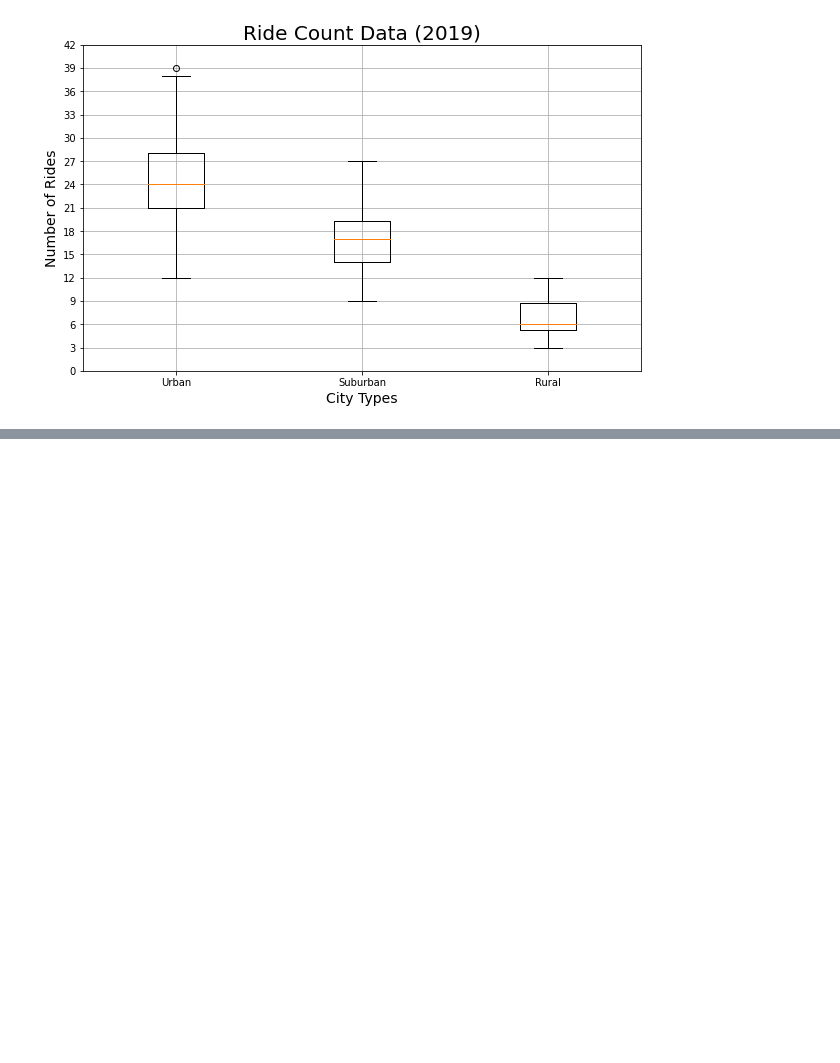
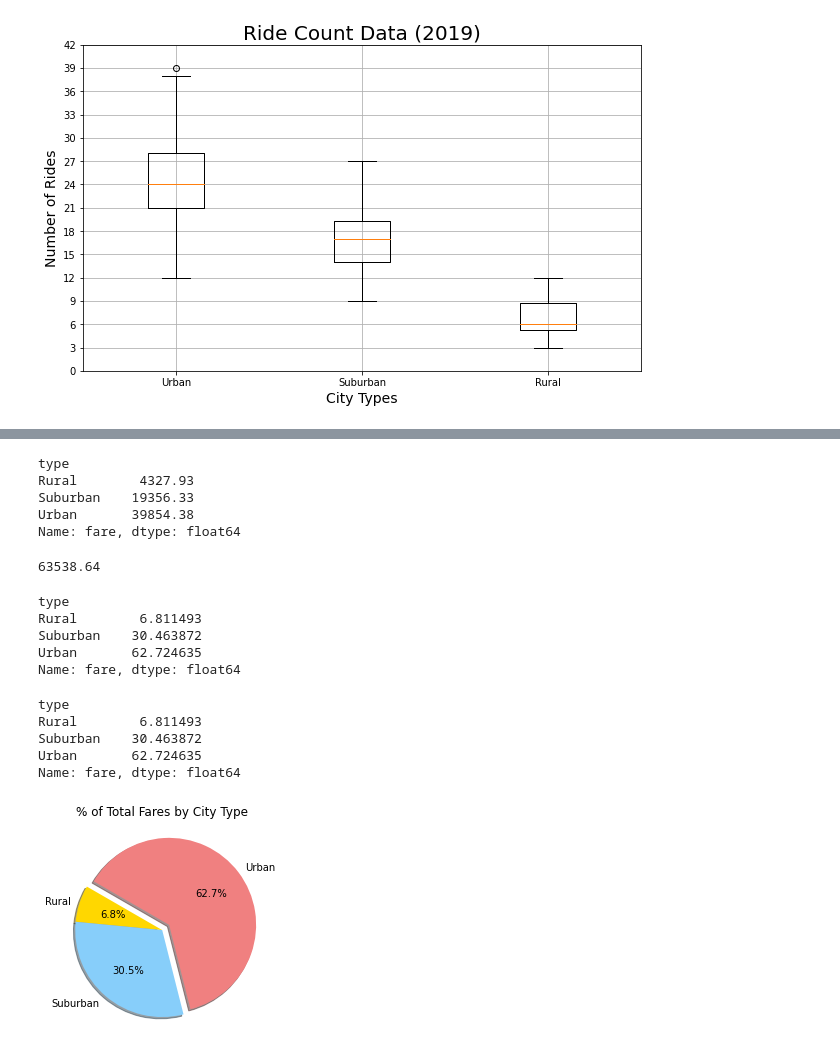
Before and after one commit to MattRiley78/PyBer_Analysis, a Jupyter notebook: PyBer.ipynb, the cells around one changed output, grey strips where cells are left out. Cells and saved outputs as stored; diff of their text form; code cells hidden in the pictures; blank space fills up the shorter version.

Commit message:
% Total Fares Pie Chart added.

```diff
--- a/PyBer.ipynb
+++ b/PyBer.ipynb
@@ -586,0 +587,58 @@ plt.show()
+# %%
+# Get the sum of the fares for each city type.
+sumfaresbytype = pyberdata_df.groupby(["type"]).sum()["fare"]
+sumfaresbytype
+# %% [output]
+type
+Rural        4327.93
+Suburban    19356.33
+Urban       39854.38
+Name: fare, dtype: float64
+# %%
+# Get the sum of all the fares.
+totalfares = pyberdata_df["fare"].sum()
+totalfares
+# %% [output]
+63538.64
+# %%
+#Calculate the percentage of fare for each city type.
+typepercents = 100 * sumfaresbytype / totalfares
+typepercents
+# %% [output]
+type
+Rural        6.811493
+Suburban    30.463872
+Urban       62.724635
+Name: fare, dtype: float64
+# %%
+#Refactor last 3 cells into one line of code.
+typepercents = 100 * pyberdata_df.groupby(["type"]).sum()["fare"] / pyberdata_df["fare"].sum()
+typepercents
+# %% [output]
+type
+Rural        6.811493
+Suburban    30.463872
+Urban       62.724635
+Name: fare, dtype: float64
+# %%
+# Import mpl to change the plot configurations using rcParams.
+import matplotlib as mpl
+
+# Build the percentage of fares by city type pie chart.
+plt.pie(typepercents,
+        labels=["Rural","Suburban","Urban"],
+        colors=["gold","lightskyblue","lightcoral"],
+        explode=[0,0,0.1],
+        autopct="%1.1f%%",
+        shadow=True, startangle=150)
+plt.title("% of Total Fares by City Type")
+
+#Change the default font size to 14.
+mpl.rcParams["font.size"] = 14
+
+#Save Figure
+plt.savefig("analysis/Fig5.png")
+
+plt.show()
+# %% [output]
+[figure, added]
```
Also changed, not shown: parts of 14 cells of this notebook, 1 other file.
